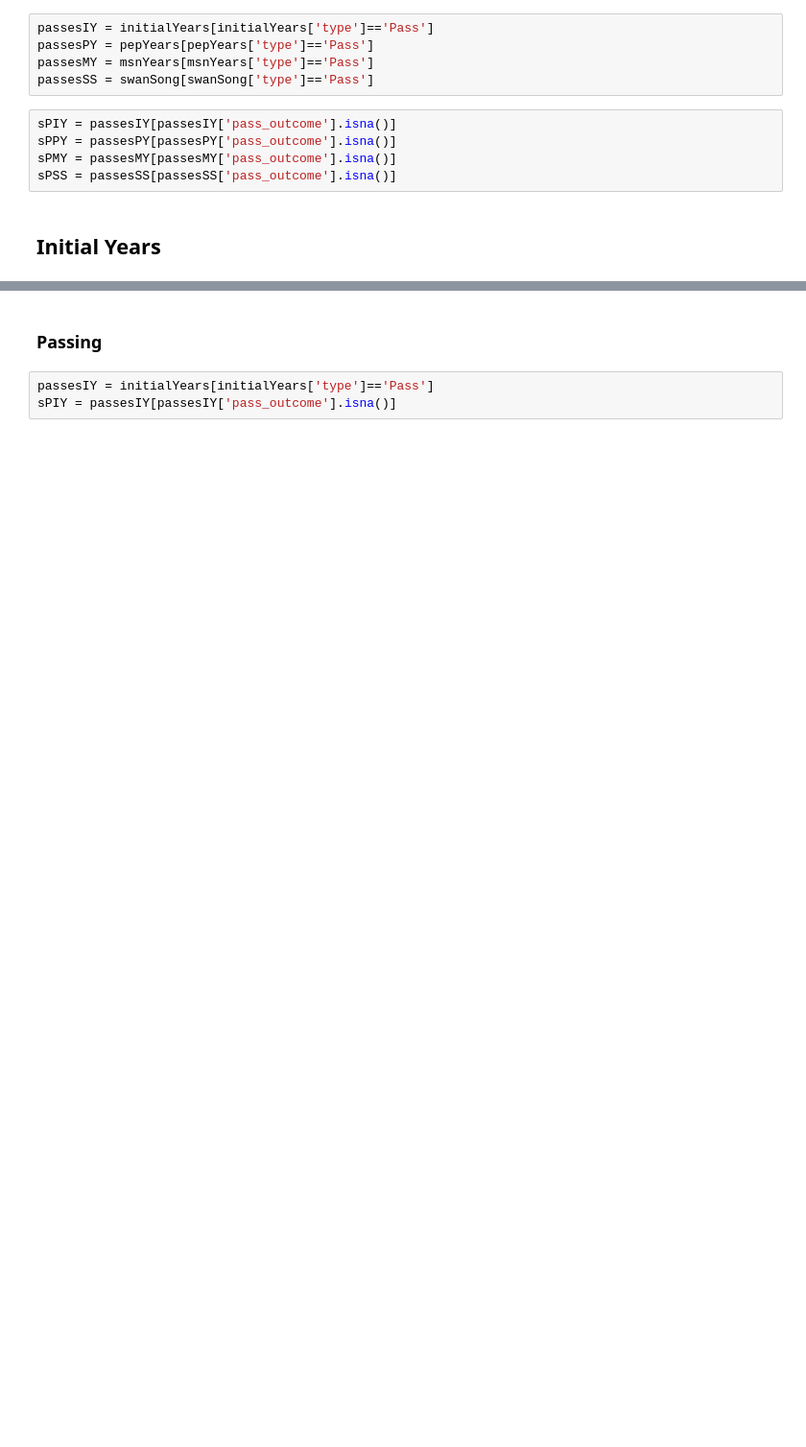
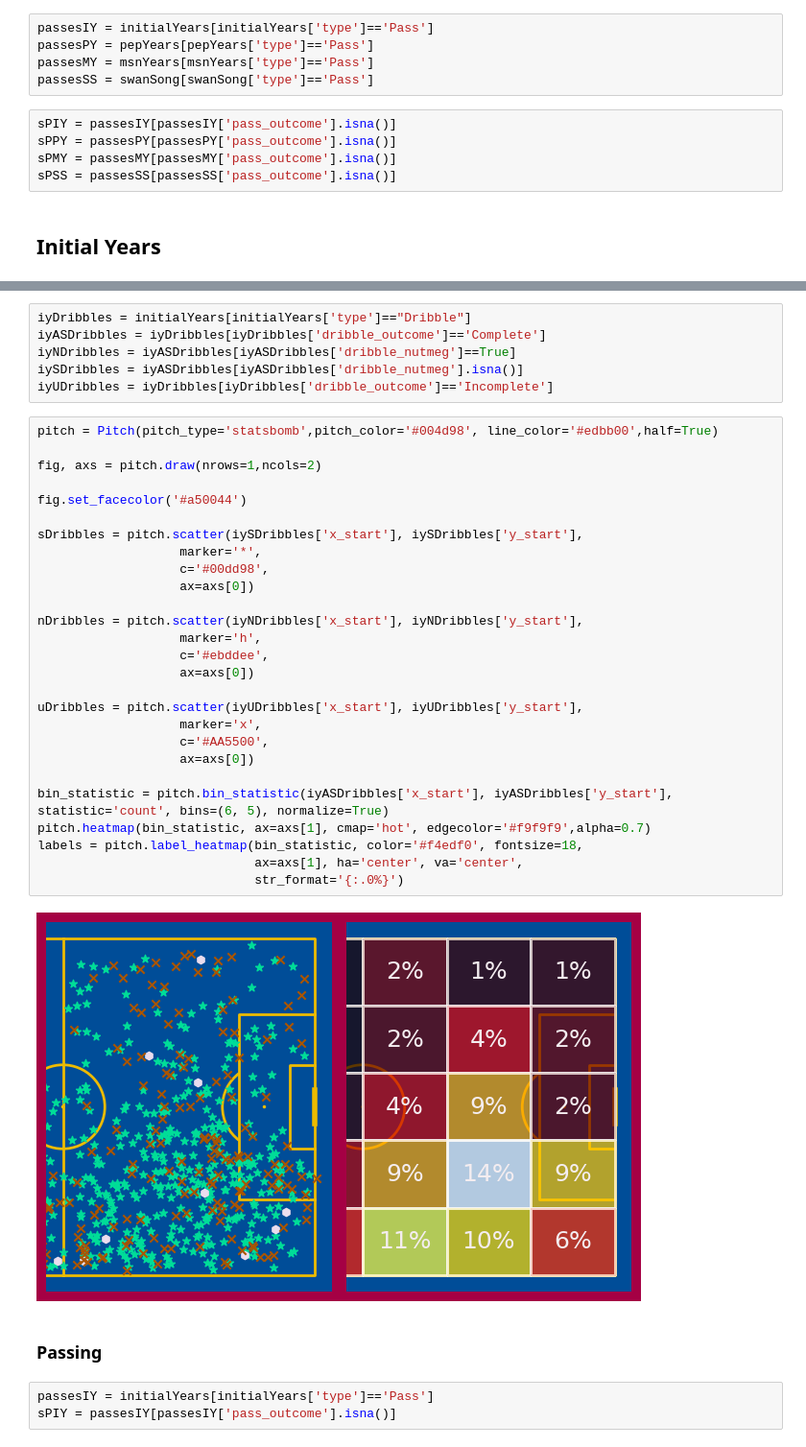
Before and after one commit to YashaswiPandey/IST652-FinalProject, a Jupyter notebook: messiAnalysis.ipynb, the cells around one changed output, grey strips where cells are left out. Shown at 96% size. Saved outputs shown, nothing was run; the diff lists cells and outputs as text; blank space fills up the shorter version.

```diff
--- a/messiAnalysis.ipynb
+++ b/messiAnalysis.ipynb
@@ -64,3 +119,38 @@ cbar = fig.colorbar(hexmap, ax=ax, shrink=0.6,label='count')
+# %%
+iyDribbles = initialYears[initialYears['type']=="Dribble"]
+iyASDribbles = iyDribbles[iyDribbles['dribble_outcome']=='Complete']
+iyNDribbles = iyASDribbles[iyASDribbles['dribble_nutmeg']==True]
+iySDribbles = iyASDribbles[iyASDribbles['dribble_nutmeg'].isna()]
+iyUDribbles = iyDribbles[iyDribbles['dribble_outcome']=='Incomplete']
+# %%
+pitch = Pitch(pitch_type='statsbomb',pitch_color='#004d98', line_color='#edbb00',half=True)
+
+fig, axs = pitch.draw(nrows=1,ncols=2)
+
+fig.set_facecolor('#a50044')
+
+sDribbles = pitch.scatter(iySDribbles['x_start'], iySDribbles['y_start'],
+                   marker='*',
+                   c='#00dd98',
+                   ax=axs[0])
+
+nDribbles = pitch.scatter(iyNDribbles['x_start'], iyNDribbles['y_start'],
+                   marker='h',
+                   c='#ebddee',
+                   ax=axs[0])
+
+uDribbles = pitch.scatter(iyUDribbles['x_start'], iyUDribbles['y_start'],
+                   marker='x',
+                   c='#AA5500',
+                   ax=axs[0])
+
+bin_statistic = pitch.bin_statistic(iyASDribbles['x_start'], iyASDribbles['y_start'], statistic='count', bins=(6, 5), normalize=True)
+pitch.heatmap(bin_statistic, ax=axs[1], cmap='hot', edgecolor='#f9f9f9',alpha=0.7)
+labels = pitch.label_heatmap(bin_statistic, color='#f4edf0', fontsize=18,
+                             ax=axs[1], ha='center', va='center',
+                             str_format='{:.0%}')
+# %% [output]
+[figure, added]
 # %% [markdown]
 ### Passing
 # %%
```
Also changed, not shown: parts of 32 cells of this notebook, 1 other file.
